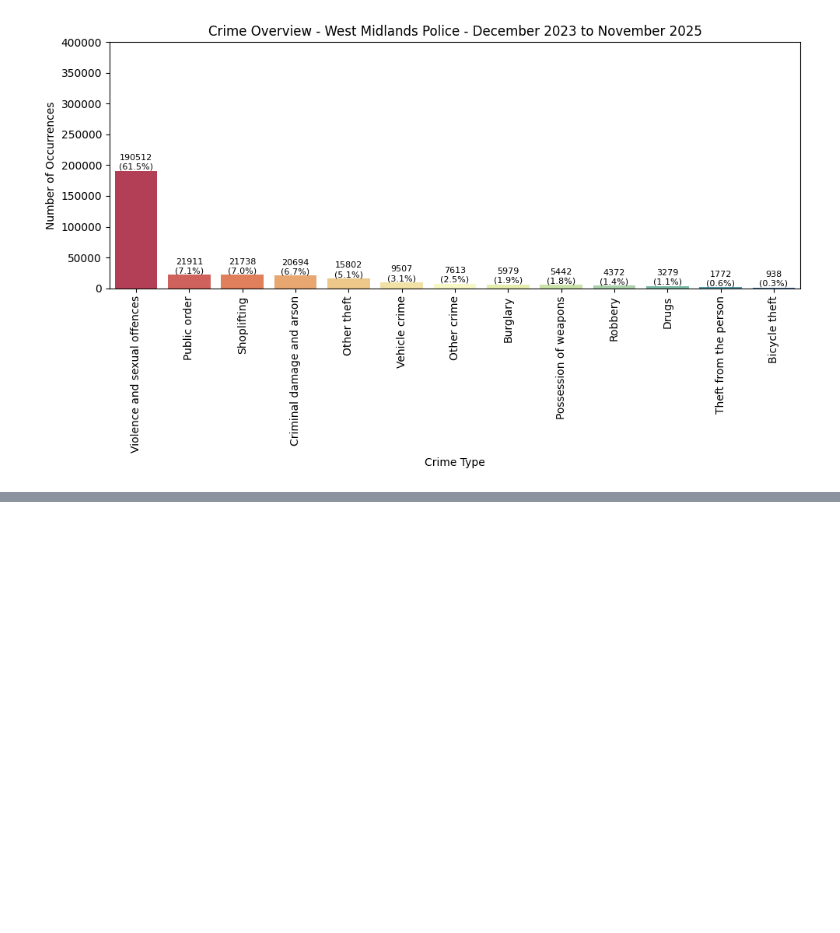
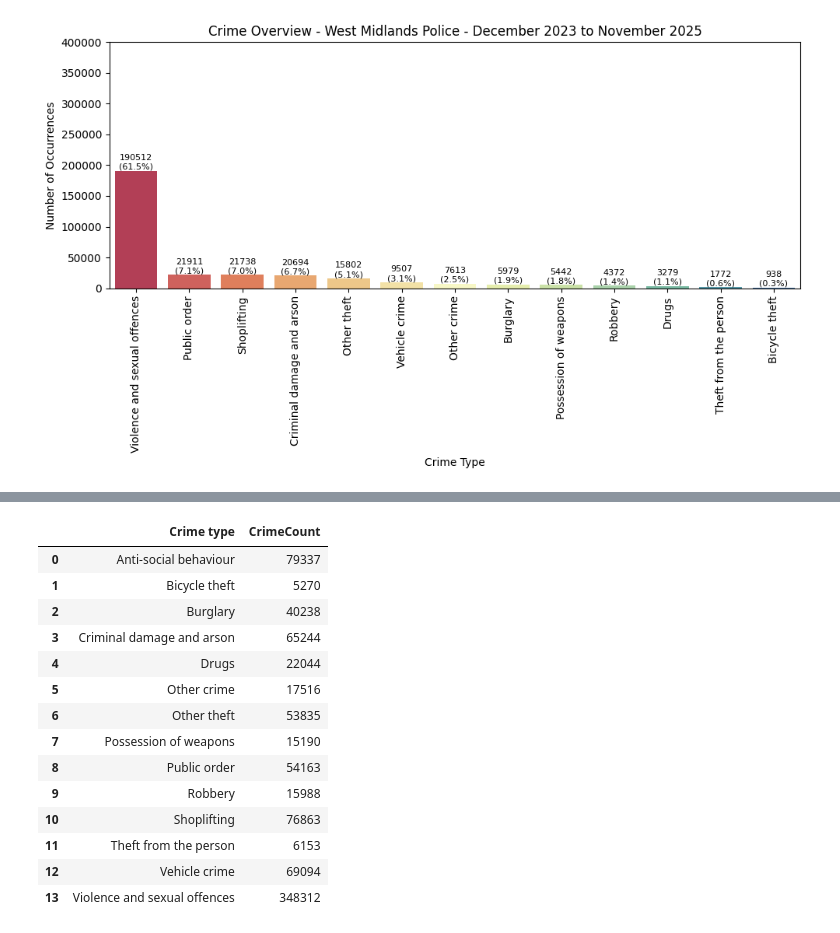
Before and after one commit to zhangwiki86-soton/L7---Data-Analysis-and-Visualisation, a Jupyter notebook: DRAFT Test Glob.ipynb, the cells around one changed output, grey strips where cells are left out. Drawn from its saved outputs; the diff is of its cells as text; code cells hidden in the pictures; blank space fills up the shorter version.

```diff
--- a/DRAFT Test Glob.ipynb
+++ b/DRAFT Test Glob.ipynb
@@ -737,0 +770,19 @@ plt.show()
+# %%
+crime_count_type=DataMerge.groupby(['Crime type']).size().reset_index(name='CrimeCount')
+crime_count_type
+# %% [output]
+|  | Crime type | CrimeCount |
+| 0 | Anti-social behaviour | 79337 |
+| 1 | Bicycle theft | 5270 |
+| 2 | Burglary | 40238 |
+| 3 | Criminal damage and arson | 65244 |
+| 4 | Drugs | 22044 |
+| 5 | Other crime | 17516 |
+| 6 | Other theft | 53835 |
+| 7 | Possession of weapons | 15190 |
+| 8 | Public order | 54163 |
+| 9 | Robbery | 15988 |
+| 10 | Shoplifting | 76863 |
+| 11 | Theft from the person | 6153 |
+| 12 | Vehicle crime | 69094 |
+| 13 | Violence and sexual offences | 348312 |
```
Also changed, not shown: parts of 15 cells of this notebook.
